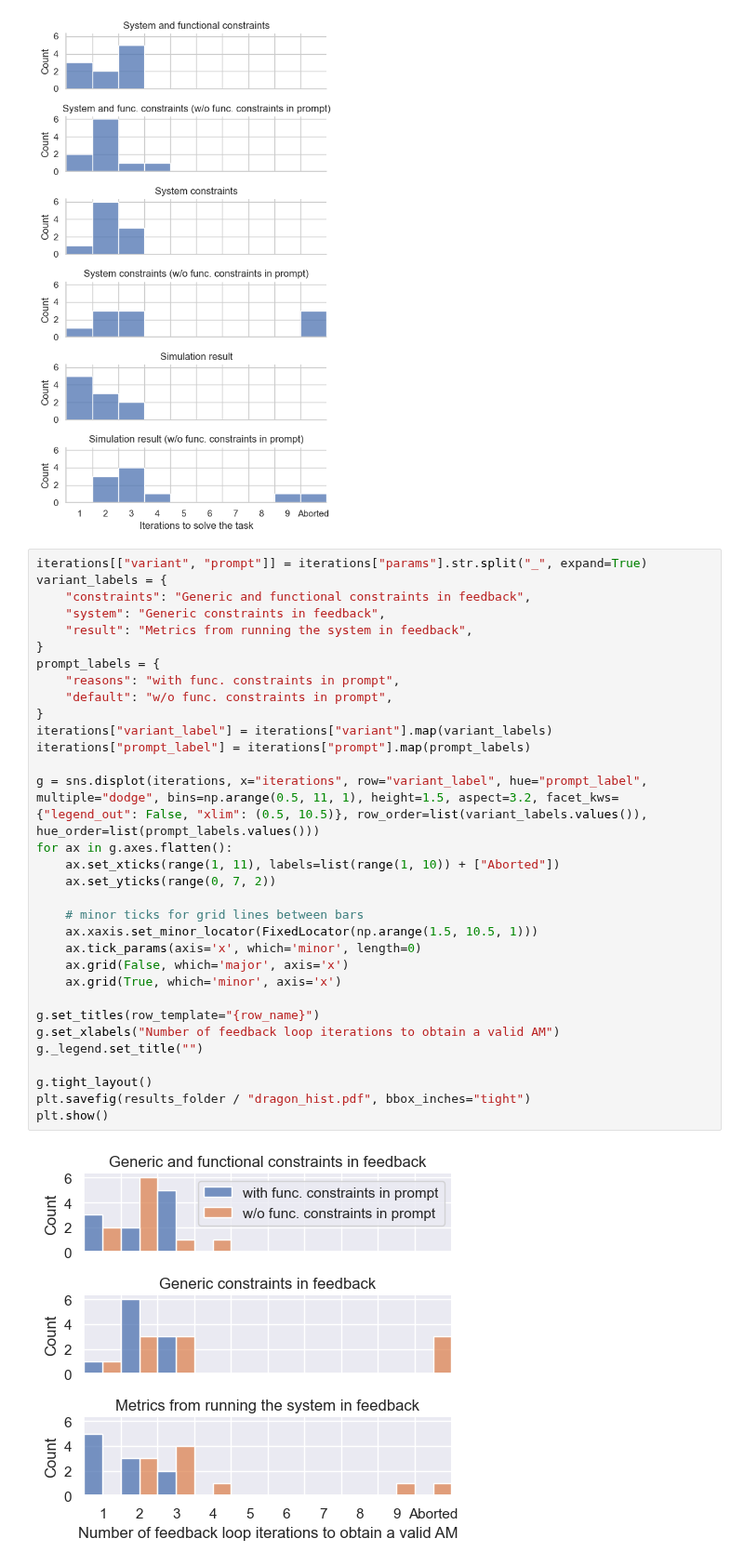
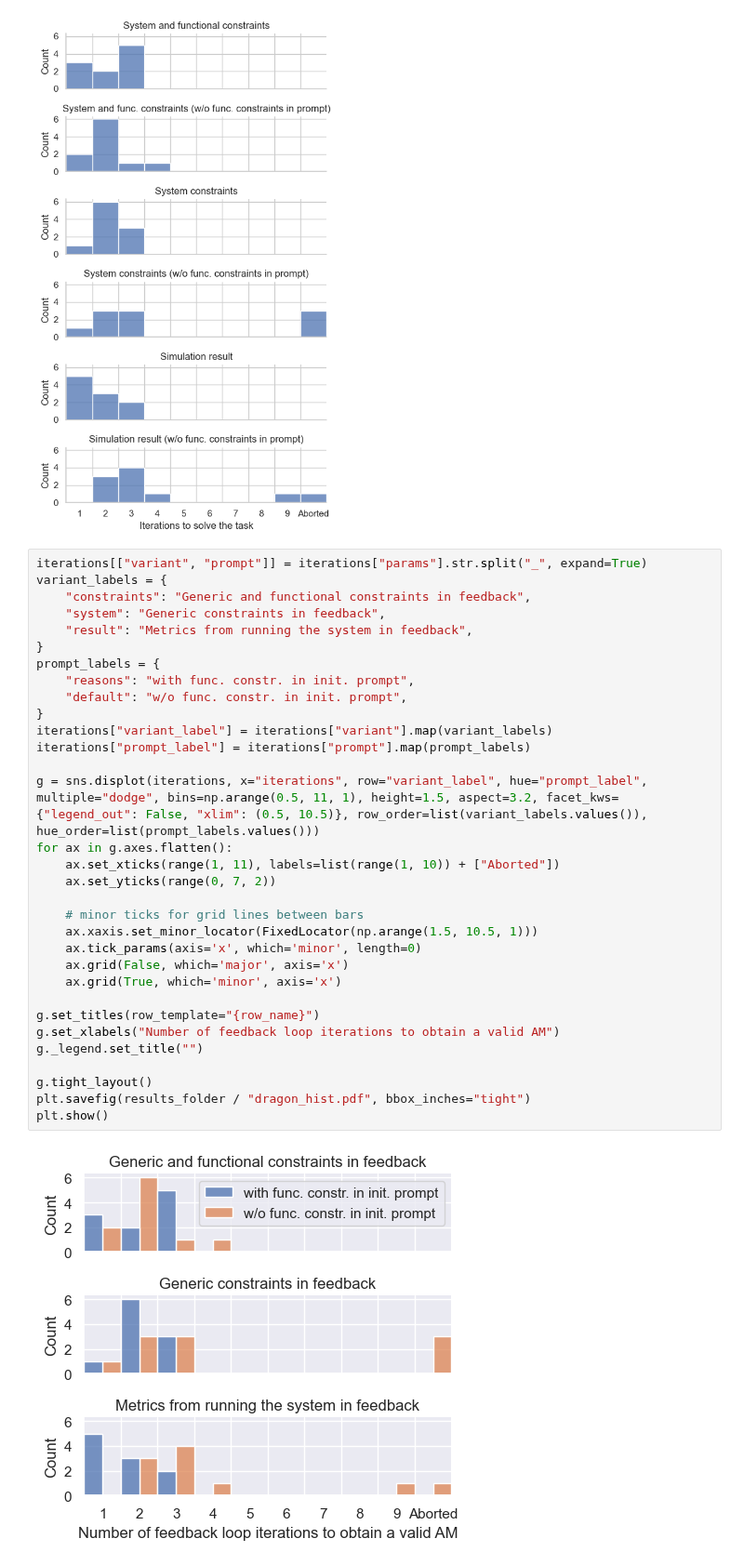
Before and after one commit to smartarch/llm-adaptation, a Jupyter notebook: experiments/dragon.ipynb, the cells around one changed output. Shown at 93% size. Drawn from its saved outputs; the diff is of its cells as text.

```diff
--- a/experiments/dragon.ipynb
+++ b/experiments/dragon.ipynb
@@ -436,33 +436,33 @@ plt.show()
 iterations[["variant", "prompt"]] = iterations["params"].str.split("_", expand=True)
 variant_labels = {
     "constraints": "Generic and functional constraints in feedback",
     "system": "Generic constraints in feedback",
     "result": "Metrics from running the system in feedback",
 }
 prompt_labels = {
-    "reasons": "with func. constraints in prompt",
-    "default": "w/o func. constraints in prompt",
+    "reasons": "with func. constr. in init. prompt",
+    "default": "w/o func. constr. in init. prompt",
 }
 iterations["variant_label"] = iterations["variant"].map(variant_labels)
 iterations["prompt_label"] = iterations["prompt"].map(prompt_labels)
 
 g = sns.displot(iterations, x="iterations", row="variant_label", hue="prompt_label", multiple="dodge", bins=np.arange(0.5, 11, 1), height=1.5, aspect=3.2, facet_kws={"legend_out": False, "xlim": (0.5, 10.5)}, row_order=list(variant_labels.values()), hue_order=list(prompt_labels.values()))
 for ax in g.axes.flatten():
     ax.set_xticks(range(1, 11), labels=list(range(1, 10)) + ["Aborted"])
     ax.set_yticks(range(0, 7, 2))
 
     # minor ticks for grid lines between bars
     ax.xaxis.set_minor_locator(FixedLocator(np.arange(1.5, 10.5, 1)))
     ax.tick_params(axis='x', which='minor', length=0)
     ax.grid(False, which='major', axis='x')
     ax.grid(True, which='minor', axis='x')
 
 g.set_titles(row_template="{row_name}")
 g.set_xlabels("Number of feedback loop iterations to obtain a valid AM")
 g._legend.set_title("")
 
 g.tight_layout()
 plt.savefig(results_folder / "dragon_hist.pdf", bbox_inches="tight")
 plt.show()
 # %% [output]
-[figure, old version]
+[figure, new version]
```
Also changed, not shown: parts of 1 cell of this notebook, 6 other files.
